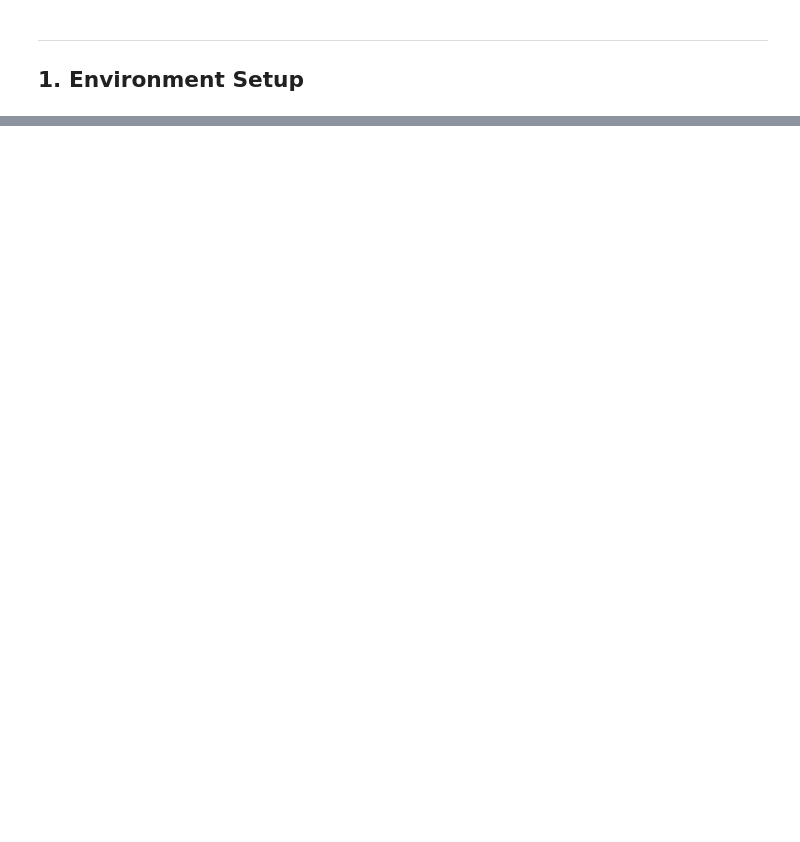
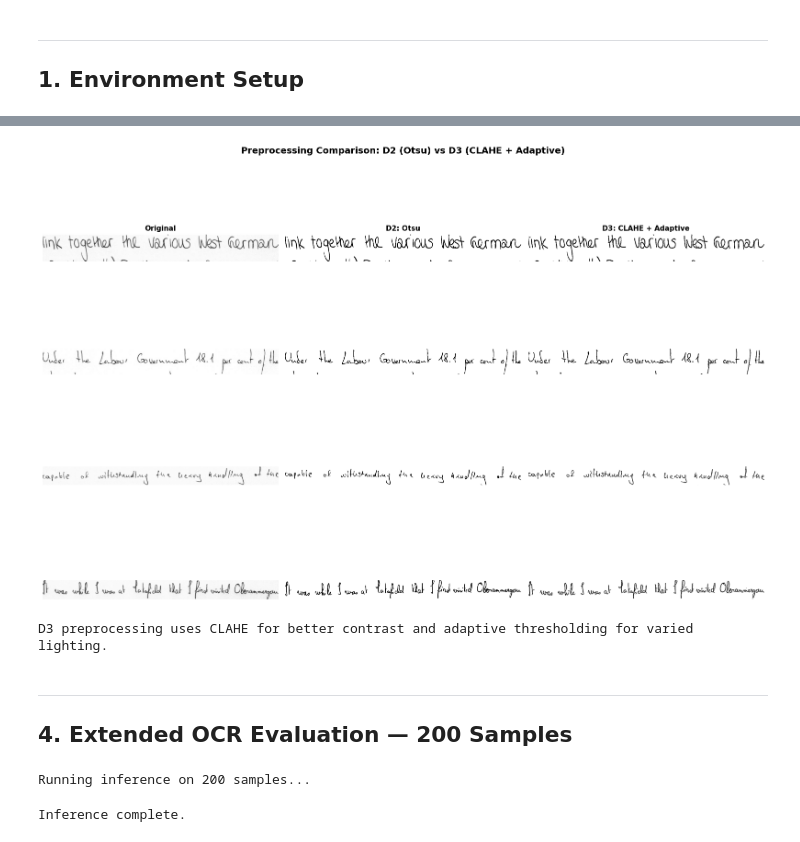
Before and after one commit to Shiva-a1/ScribeCheck, a Jupyter notebook: notebooks/train_and_evaluate.ipynb, the cells around one changed output, grey strips where cells are left out. Saved outputs shown, nothing was run; the diff lists cells and outputs as text; code cells hidden in the pictures; blank space fills up the shorter version.

```diff
--- a/notebooks/train_and_evaluate.ipynb
+++ b/notebooks/train_and_evaluate.ipynb
@@ -585,0 +63,15 @@ TrOCR fine-tuning requires CUDA (e.g., Google Colab). MPS (Apple Silicon) works
+# %%
+print('Loading IAM dataset...')
+full_dataset = load_dataset('Teklia/IAM-line', split='train')
+full_dataset = full_dataset.shuffle(seed=42)
+
+# D3: Expanded to 200 test samples (D2 used 50)
+NUM_TEST_D3 = 200
+NUM_TEST_D2 = 50
+
+test_data_d3 = full_dataset.select(range(NUM_TEST_D3))
+test_data_d2 = full_dataset.select(range(NUM_TEST_D2))  # Same first 50 for fair comparison
+
+print(f'Total dataset: {len(full_dataset)}')
+print(f'D2 test set: {NUM_TEST_D2} samples')
+print(f'D3 test set: {NUM_TEST_D3} samples (4x expansion)')
@@ -585,0 +108,56 @@ TrOCR fine-tuning requires CUDA (e.g., Google Colab). MPS (Apple Silicon) works
+# %%
+from src.preprocessing import preprocess_comparison, assess_image_quality, pil_to_cv2
+
+# Compare preprocessing on several samples
+fig, axes = plt.subplots(4, 3, figsize=(16, 12))
+fig.suptitle('Preprocessing Comparison: D2 (Otsu) vs D3 (CLAHE + Adaptive)', fontsize=14, fontweight='bold')
+col_titles = ['Original', 'D2: Otsu', 'D3: CLAHE + Adaptive']
+
+for row in range(4):
+    sample = test_data_d3[row * 10]
+    cv2_img = pil_to_cv2(sample['image'])
+    comparison = preprocess_comparison(cv2_img)
+
+    for col, (key, title) in enumerate(zip(['original', 'd2_preprocessed', 'd3_preprocessed'], col_titles)):
+        axes[row, col].imshow(comparison[key], cmap='gray')
+        if row == 0:
+            axes[row, col].set_title(title, fontsize=11, fontweight='bold')
+        axes[row, col].axis('off')
+
+    # Add text label on left
+    label = sample['text'][:30] + '...' if len(sample['text']) > 30 else sample['text']
+    axes[row, 0].set_ylabel(f'"{label}"', fontsize=8, rotation=0, labelpad=120, va='center')
+
+plt.tight_layout()
+plt.savefig(os.path.join(RESULTS_DIR, 'preprocessing_comparison_d2_vs_d3.png'), dpi=150, bbox_inches='tight')
+plt.show()
+print('D3 preprocessing uses CLAHE for better contrast and adaptive thresholding for varied lighting.')
+# %% [output]
+[figure, added]
+D3 preprocessing uses CLAHE for better contrast and adaptive thresholding for varied lighting.
+# %% [markdown]
+---
+## 4. Extended OCR Evaluation — 200 Samples
+# %%
+# Run inference on full D3 test set (200 samples)
+model.eval()
+predictions_d3, references_d3 = [], []
+
+print(f'Running inference on {NUM_TEST_D3} samples...')
+for i in tqdm(range(NUM_TEST_D3)):
+    sample = test_data_d3[i]
+    image = sample['image'].convert('RGB')
+    pv = processor(images=image, return_tensors='pt').pixel_values.to(device)
+    with torch.no_grad():
+        ids = model.generate(pv, max_length=128)
+    predictions_d3.append(processor.batch_decode(ids, skip_special_tokens=True)[0])
+    references_d3.append(sample['text'])
+
+# D2 results are the first 50 of D3
+predictions_d2 = predictions_d3[:NUM_TEST_D2]
+references_d2 = references_d3[:NUM_TEST_D2]
+
+print('Inference complete.')
+# %% [output]
+Running inference on 200 samples...
+Inference complete.
```
Also changed, not shown: parts of 58 cells of this notebook, 15 other files.
